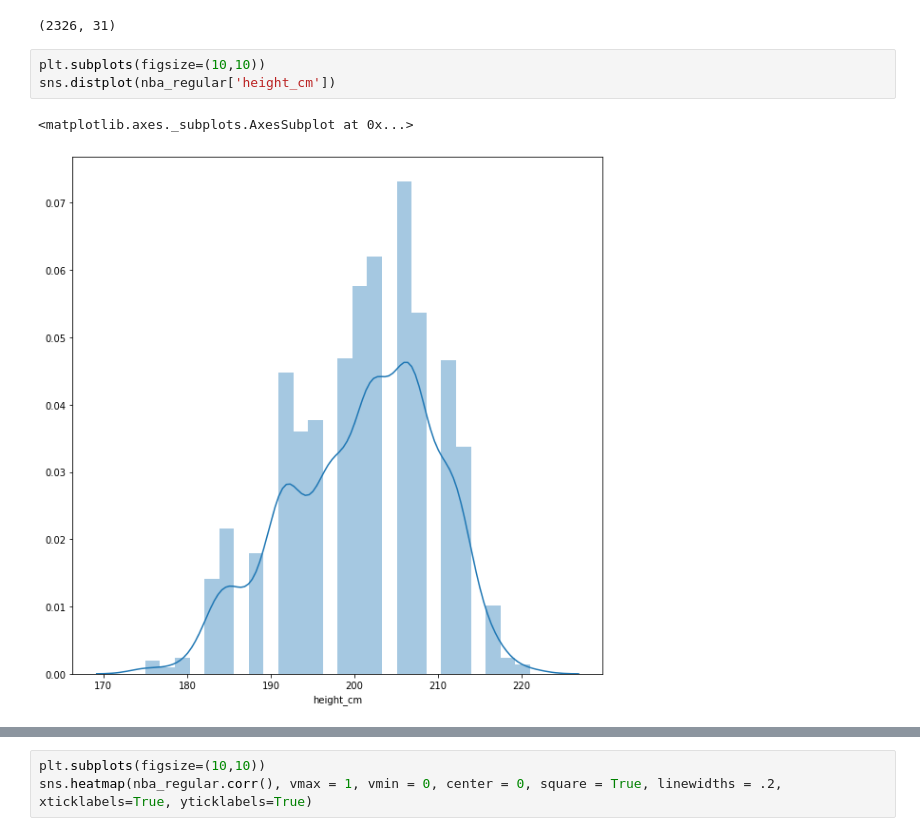
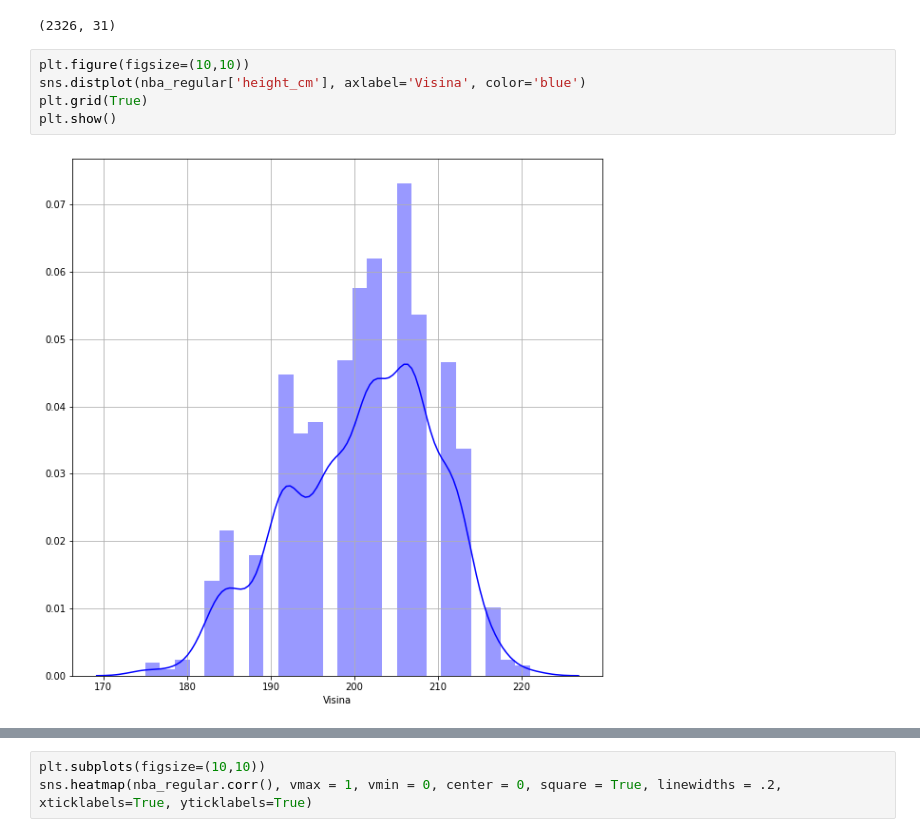
Before and after one commit to aleksperic/Basketball-player-stats, a Jupyter notebook: Basketball_player_stats.ipynb, the cells around one changed output, grey strips where cells are left out. Cells and saved outputs as stored; diff of their text form.

```diff
--- a/Basketball_player_stats.ipynb
+++ b/Basketball_player_stats.ipynb
@@ -127,8 +129,9 @@ nba_regular.shape
 # %% [output]
 (2326, 31)
 # %%
-plt.subplots(figsize=(10,10))
-sns.distplot(nba_regular['height_cm'])
+plt.figure(figsize=(10,10))
+sns.distplot(nba_regular['height_cm'], axlabel='Visina', color='blue')
+plt.grid(True)
+plt.show()
 # %% [output]
-<matplotlib.axes._subplots.AxesSubplot at 0x...>
-[figure, old version]
+[figure, new version]
```
Also changed, not shown: parts of 23 cells of this notebook.
